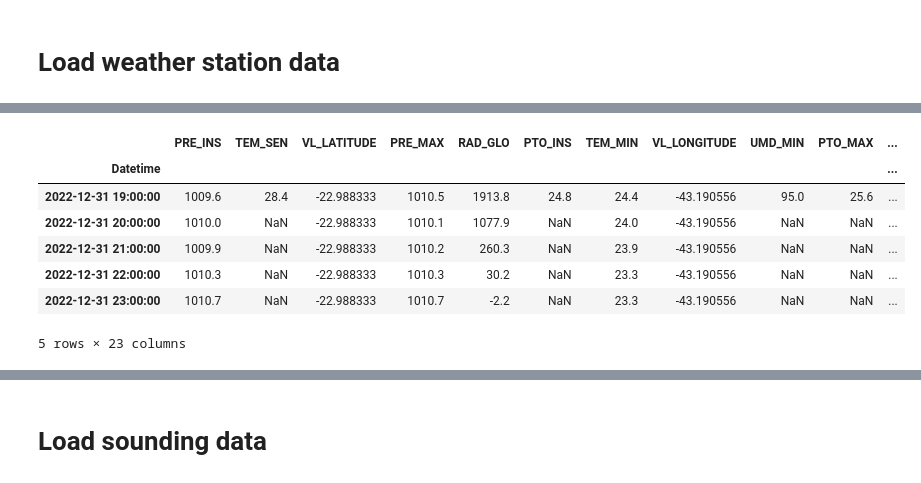
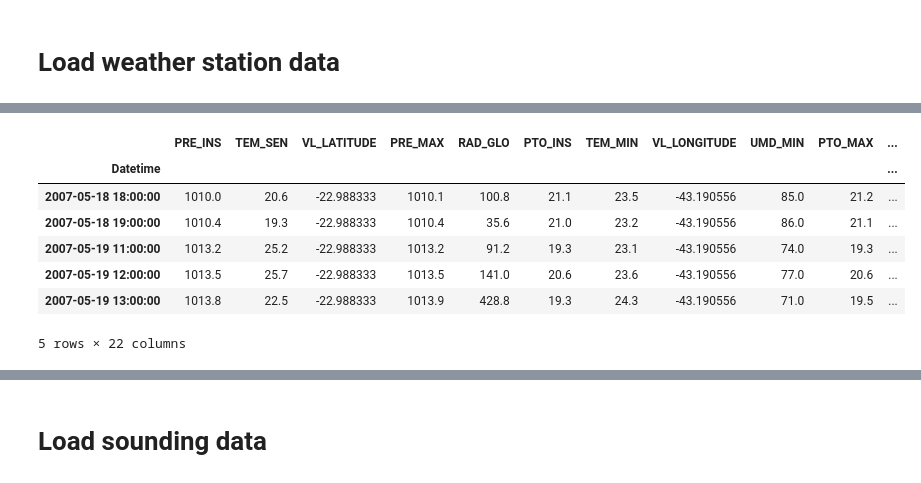
Before and after one commit to pedrojoaquim01/atmoseer, a Jupyter notebook: notebooks/playground.ipynb, the cells around one changed output, grey strips where cells are left out. Cells and saved outputs as stored; diff of their text form; code cells hidden in the pictures.

```diff
--- a/notebooks/playground.ipynb
+++ b/notebooks/playground.ipynb
@@ -282,0 +303,2 @@ memory usage: 5.6+ MB
+# %%
+df_ws = df_ws[df_ws['CHUVA'].notna()]
@@ -303,4 +329,4 @@ def format_time(input_str):
 
     return output_str
 # %%
-df_ws.HR_MEDICAO.apply(format_time)
+df_ws.HR_MEDICAO = df_ws.HR_MEDICAO.apply(format_time)
@@ -335,3 +348,4 @@ Name: DT_MEDICAO, Length: 26304, dtype: object
 # %%
-df_ws['time'] = df_ws.DT_MEDICAO + ' ' + df_ws.HR_MEDICAO.apply(format_time)
+# df_ws['time'] = df_ws.DT_MEDICAO + ' ' + df_ws.HR_MEDICAO.apply(format_time)
+# df_ws['time'] = df_ws.DT_MEDICAO + ' ' + df_ws.HR_MEDICAO
 # %%
@@ -352,5 +353,5 @@ Name: time, Length: 26304, dtype: object
 # %%
-df_ws['Datetime'] = pd.to_datetime(df_ws.DT_MEDICAO + ' ' + df_ws.HR_MEDICAO.apply(format_time))
+df_ws['Datetime'] = pd.to_datetime(df_ws.DT_MEDICAO + ' ' + df_ws.HR_MEDICAO)
 # %%
 df_ws.head()
 # %% [output]
@@ -381,16 +386,16 @@ df_ws = df_ws.set_index(pd.DatetimeIndex(df_ws['Datetime']))
 # %%
 df_ws = df_ws.drop(['HR_MEDICAO','DT_MEDICAO','Unnamed: 0', 'DC_NOME', 'CD_ESTACAO', 'UF', 'Datetime'], axis=1)
 # %%
-df_ws.tail()
+df_ws.head()
 # %% [output]
 |  | PRE_INS | TEM_SEN | VL_LATITUDE | PRE_MAX | RAD_GLO | PTO_INS | TEM_MIN | VL_LONGITUDE | UMD_MIN | PTO_MAX | ... |
 | Datetime |  |  |  |  |  |  |  |  |  |  | ... |
-| 2022-12-31 19:00:00 | 1009.6 | 28.4 | -22.988333 | 1010.5 | 1913.8 | 24.8 | 24.4 | -43.190556 | 95.0 | 25.6 | ... |
-| 2022-12-31 20:00:00 | 1010.0 | NaN | -22.988333 | 1010.1 | 1077.9 | NaN | 24.0 | -43.190556 | NaN | NaN | ... |
-| 2022-12-31 21:00:00 | 1009.9 | NaN | -22.988333 | 1010.2 | 260.3 | NaN | 23.9 | -43.190556 | NaN | NaN | ... |
-| 2022-12-31 22:00:00 | 1010.3 | NaN | -22.988333 | 1010.3 | 30.2 | NaN | 23.3 | -43.190556 | NaN | NaN | ... |
-| 2022-12-31 23:00:00 | 1010.7 | NaN | -22.988333 | 1010.7 | -2.2 | NaN | 23.3 | -43.190556 | NaN | NaN | ... |
+| 2007-05-18 18:00:00 | 1010.0 | 20.6 | -22.988333 | 1010.1 | 100.8 | 21.1 | 23.5 | -43.190556 | 85.0 | 21.2 | ... |
+| 2007-05-18 19:00:00 | 1010.4 | 19.3 | -22.988333 | 1010.4 | 35.6 | 21.0 | 23.2 | -43.190556 | 86.0 | 21.1 | ... |
+| 2007-05-19 11:00:00 | 1013.2 | 25.2 | -22.988333 | 1013.2 | 91.2 | 19.3 | 23.1 | -43.190556 | 74.0 | 19.3 | ... |
+| 2007-05-19 12:00:00 | 1013.5 | 25.7 | -22.988333 | 1013.5 | 141.0 | 20.6 | 23.6 | -43.190556 | 77.0 | 20.6 | ... |
+| 2007-05-19 13:00:00 | 1013.8 | 22.5 | -22.988333 | 1013.9 | 428.8 | 19.3 | 24.3 | -43.190556 | 71.0 | 19.5 | ... |
-5 rows × 23 columns
+5 rows × 22 columns
 # %%
 df_ws.info()
 # %% [output]
```
Also changed, not shown: parts of 38 cells of this notebook, 5 other files.
